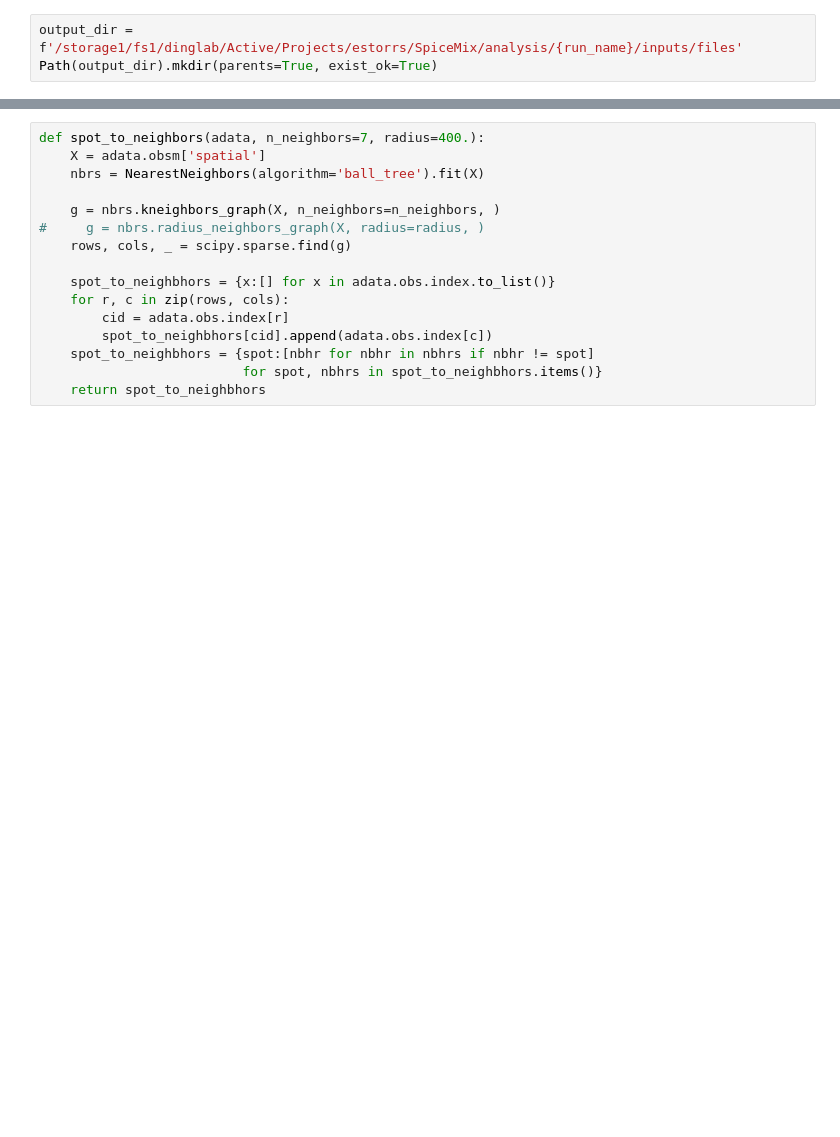
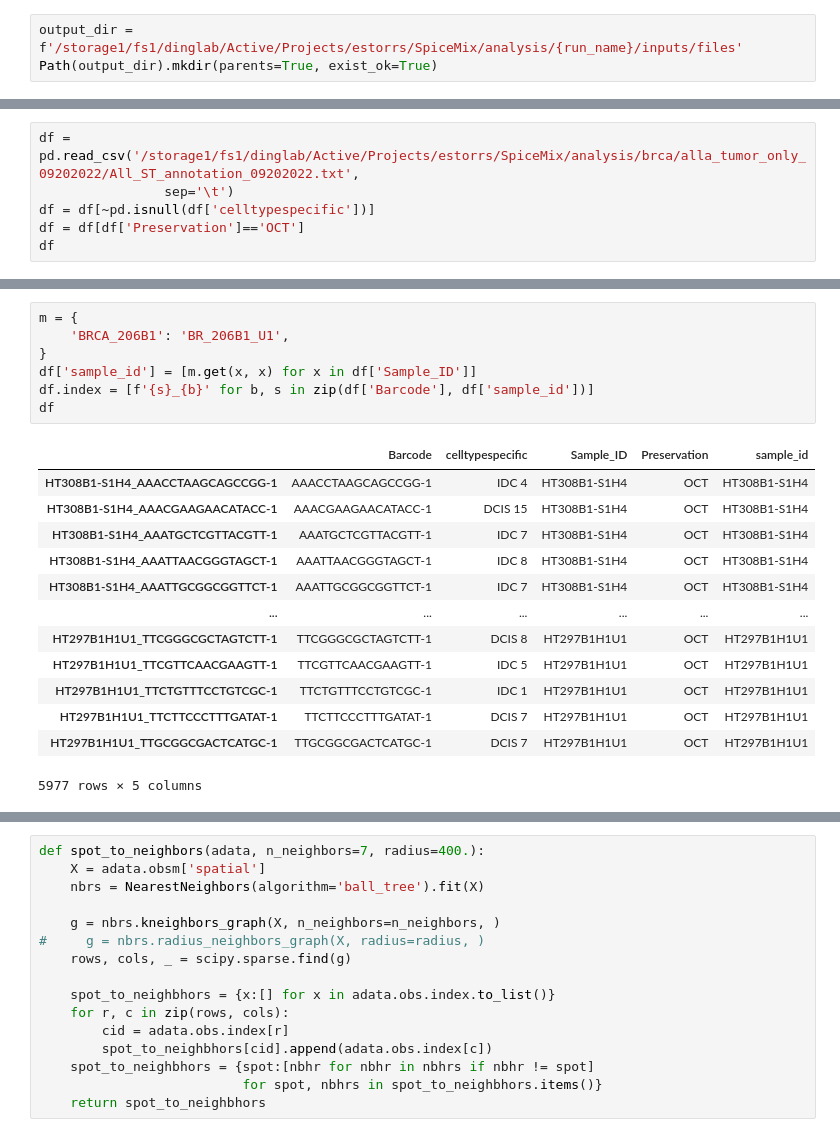
Before and after one commit to estorrs/SpiceMix, a Jupyter notebook: notebooks/preprocess_inputs.ipynb, the cells around one changed output, grey strips where cells are left out. Drawn from its saved outputs; the diff is of its cells as text; blank space fills up the shorter version.

```diff
--- a/notebooks/preprocess_inputs.ipynb
+++ b/notebooks/preprocess_inputs.ipynb
@@ -39,0 +72,6 @@ len(fps), fps
+# %%
+df = pd.read_csv('/storage1/fs1/dinglab/Active/Projects/estorrs/SpiceMix/analysis/brca/alla_tumor_only_09202022/All_ST_annotation_09202022.txt',
+                sep='\t')
+df = df[~pd.isnull(df['celltypespecific'])]
+df = df[df['Preservation']=='OCT']
+df
@@ -39,0 +107,21 @@ len(fps), fps
+# %%
+m = {
+    'BRCA_206B1': 'BR_206B1_U1',
+}
+df['sample_id'] = [m.get(x, x) for x in df['Sample_ID']]
+df.index = [f'{s}_{b}' for b, s in zip(df['Barcode'], df['sample_id'])]
+df
+# %% [output]
+|  | Barcode | celltypespecific | Sample_ID | Preservation | sample_id |
+| HT308B1-S1H4_AAACCTAAGCAGCCGG-1 | AAACCTAAGCAGCCGG-1 | IDC 4 | HT308B1-S1H4 | OCT | HT308B1-S1H4 |
+| HT308B1-S1H4_AAACGAAGAACATACC-1 | AAACGAAGAACATACC-1 | DCIS 15 | HT308B1-S1H4 | OCT | HT308B1-S1H4 |
+| HT308B1-S1H4_AAATGCTCGTTACGTT-1 | AAATGCTCGTTACGTT-1 | IDC 7 | HT308B1-S1H4 | OCT | HT308B1-S1H4 |
+| HT308B1-S1H4_AAATTAACGGGTAGCT-1 | AAATTAACGGGTAGCT-1 | IDC 8 | HT308B1-S1H4 | OCT | HT308B1-S1H4 |
+| HT308B1-S1H4_AAATTGCGGCGGTTCT-1 | AAATTGCGGCGGTTCT-1 | IDC 7 | HT308B1-S1H4 | OCT | HT308B1-S1H4 |
+| ... | ... | ... | ... | ... | ... |
+| HT297B1H1U1_TTCGGGCGCTAGTCTT-1 | TTCGGGCGCTAGTCTT-1 | DCIS 8 | HT297B1H1U1 | OCT | HT297B1H1U1 |
+| HT297B1H1U1_TTCGTTCAACGAAGTT-1 | TTCGTTCAACGAAGTT-1 | IDC 5 | HT297B1H1U1 | OCT | HT297B1H1U1 |
+| HT297B1H1U1_TTCTGTTTCCTGTCGC-1 | TTCTGTTTCCTGTCGC-1 | IDC 1 | HT297B1H1U1 | OCT | HT297B1H1U1 |
+| HT297B1H1U1_TTCTTCCCTTTGATAT-1 | TTCTTCCCTTTGATAT-1 | DCIS 7 | HT297B1H1U1 | OCT | HT297B1H1U1 |
+| HT297B1H1U1_TTGCGGCGACTCATGC-1 | TTGCGGCGACTCATGC-1 | DCIS 7 | HT297B1H1U1 | OCT | HT297B1H1U1 |
+5977 rows × 5 columns
```
Also changed, not shown: parts of 18 cells of this notebook, 3 other files.
